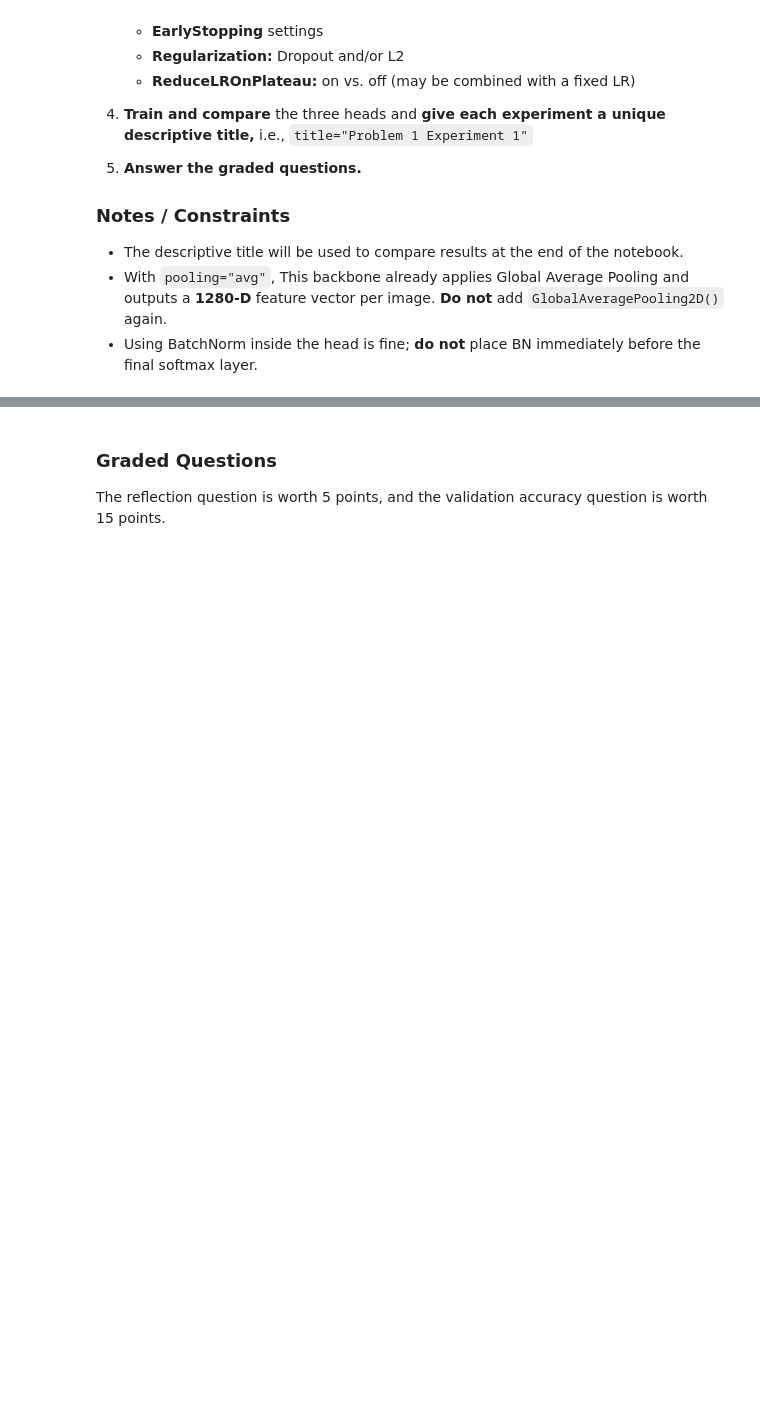
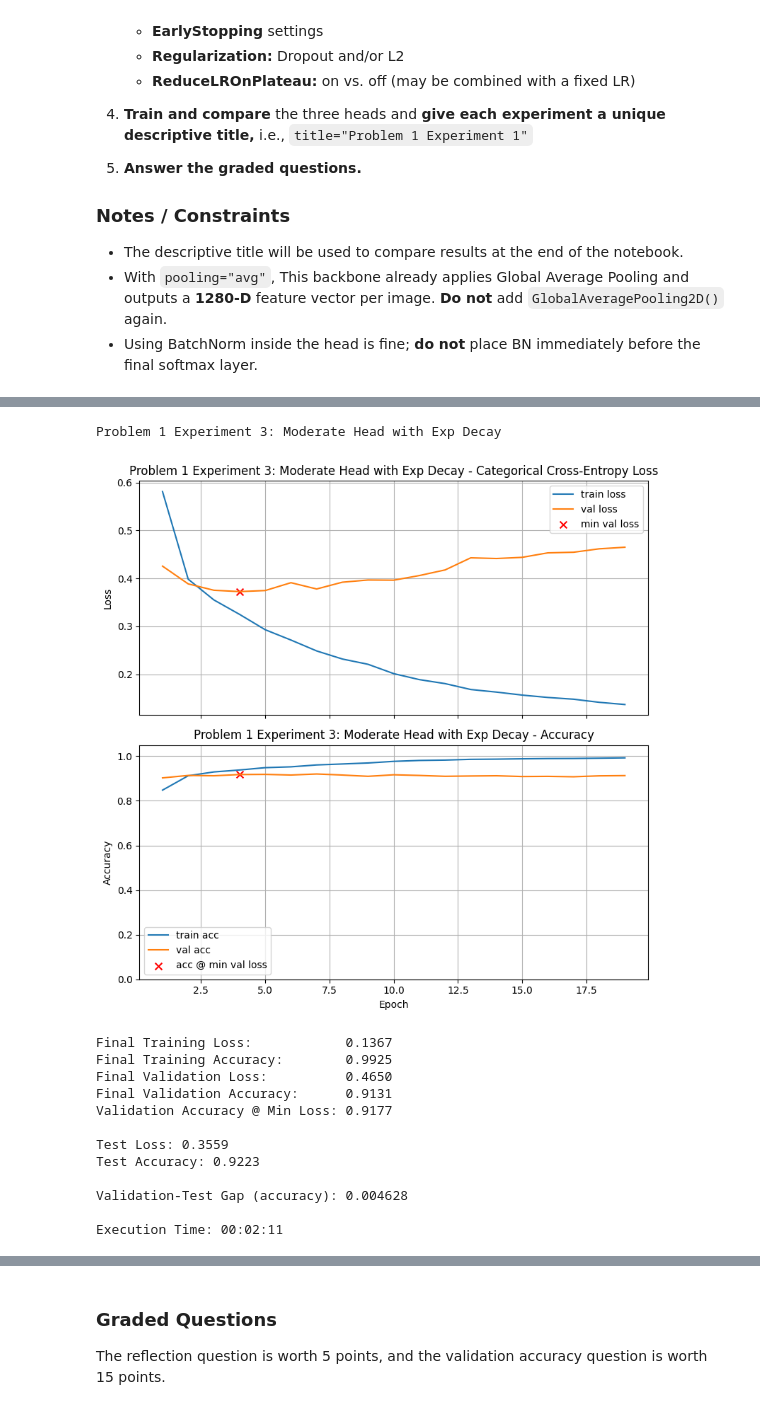
Before and after one commit to aydanmufti/Module-7-Assignments, a Jupyter notebook: Homework_05.ipynb, the cells around one changed output, grey strips where cells are left out. Saved outputs shown, nothing was run; the diff lists cells and outputs as text; code cells hidden in the pictures; blank space fills up the shorter version.

```diff
--- a/Homework_05.ipynb
+++ b/Homework_05.ipynb
@@ -475,0 +602,50 @@ base = make_base_pooled()  # default: trainable=False
+# %%
+# Problem 1 - Experiment 3: Moderate head with Exponential Decay and higher initial LR
+
+base_model3 = make_base_model_pooled()
+
+model_p1_exp3 = models.Sequential([
+    base_model3,
+    Dense(512, kernel_initializer=he, kernel_regularizer=l2reg),
+    BatchNormalization(),
+    ReLU(),
+    Dropout(0.4),
+    Dense(256, kernel_initializer=he, kernel_regularizer=l2reg),
+    BatchNormalization(),
+    ReLU(),
+    Dropout(0.3),
+    Dense(num_classes, activation='softmax')
+])
+
+# Create custom exponential decay with higher initial LR
+exp_decay_custom = ExponentialDecay(
+    initial_learning_rate=0.0005,
+    decay_steps=total_steps,
+    decay_rate=0.96,
+    staircase=False
+)
+
+train_and_test(
+    model_p1_exp3,
+    lr_schedule=exp_decay_custom,
+    epochs=100,
+    batch_size=128,
+    patience=15,
+    min_delta=0.0001,
+    title="Problem 1 Experiment 3: Moderate Head with Exp Decay"
+)
+# %% [output]
+Problem 1 Experiment 3: Moderate Head with Exp Decay
+[figure, added]
+Final Training Loss:            0.1367
+Final Training Accuracy:        0.9925
+Final Validation Loss:          0.4650
+Final Validation Accuracy:      0.9131
+Validation Accuracy @ Min Loss: 0.9177
+
+Test Loss: 0.3559
+Test Accuracy: 0.9223
+
+Validation-Test Gap (accuracy): 0.004628
+
+Execution Time: 00:02:11
```
Also changed, not shown: parts of 38 cells of this notebook.
